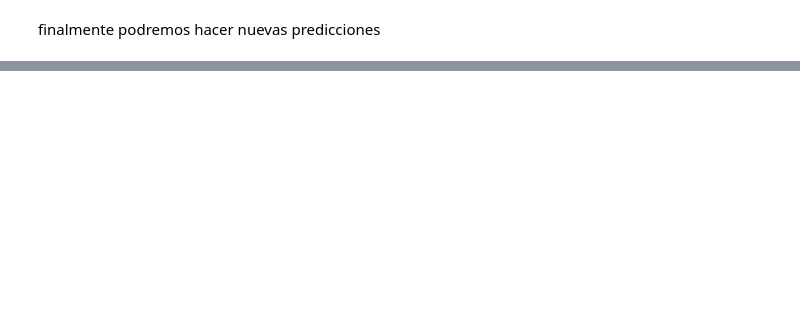
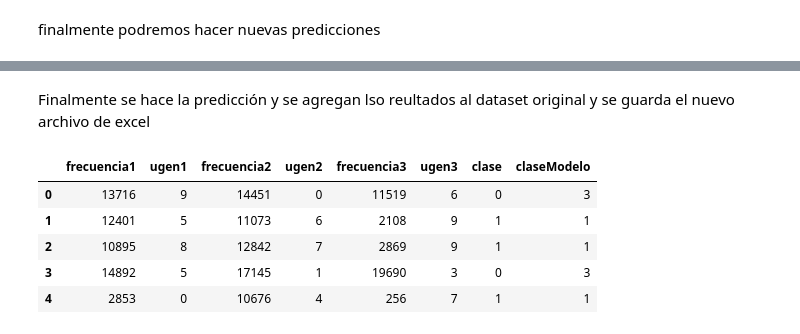
Before and after one commit to valcar95/proyectomodelos, a Jupyter notebook: modeloDeClasificacion.ipynb, the cells around one changed output, grey strips where cells are left out. Drawn from its saved outputs; the diff is of its cells as text; code cells hidden in the pictures; blank space fills up the shorter version.

```diff
--- a/modeloDeClasificacion.ipynb
+++ b/modeloDeClasificacion.ipynb
@@ -197,0 +220,30 @@ with tf.Session() as sess:
+# %% [markdown]
+Finalmente se hace la predicción y se agregan lso reultados al dataset original y se guarda el nuevo archivo de excel
+# %%
+#predicción
+resultados_calsificacion=[]
+copy=None
+resultados_calsificacion=None
+with tf.Session() as sess:
+    tf.global_variables_initializer().run()
+    feed_dict = {X: array_prueba}
+    resultados_calsificacion = sess.run(ypredict, feed_dict)
+    copy =  pd.DataFrame()
+    copy['frecuencia1']=datasetPrueba['frecuencia1'].values
+    copy['ugen1']=datasetPrueba['ugen1'].values
+    copy['frecuencia2']=datasetPrueba['frecuencia2'].values
+    copy['ugen2']=datasetPrueba['ugen2'].values
+    copy['frecuencia3']=datasetPrueba['frecuencia3'].values
+    copy['ugen3']=datasetPrueba['ugen3'].values
+    copy['clase']=datasetPrueba['clase'].values
+    copy['claseModelo'] = resultados_calsificacion;
+copy.head()
+copy.to_csv("sonidosPredichos.csv", index=False)
+copy.head()
+# %% [output]
+|  | frecuencia1 | ugen1 | frecuencia2 | ugen2 | frecuencia3 | ugen3 | clase | claseModelo |
+| 0 | 13716 | 9 | 14451 | 0 | 11519 | 6 | 0 | 3 |
+| 1 | 12401 | 5 | 11073 | 6 | 2108 | 9 | 1 | 1 |
+| 2 | 10895 | 8 | 12842 | 7 | 2869 | 9 | 1 | 1 |
+| 3 | 14892 | 5 | 17145 | 1 | 19690 | 3 | 0 | 3 |
+| 4 | 2853 | 0 | 10676 | 4 | 256 | 7 | 1 | 1 |
```
Also changed, not shown: parts of 15 cells of this notebook, 5 other files.
